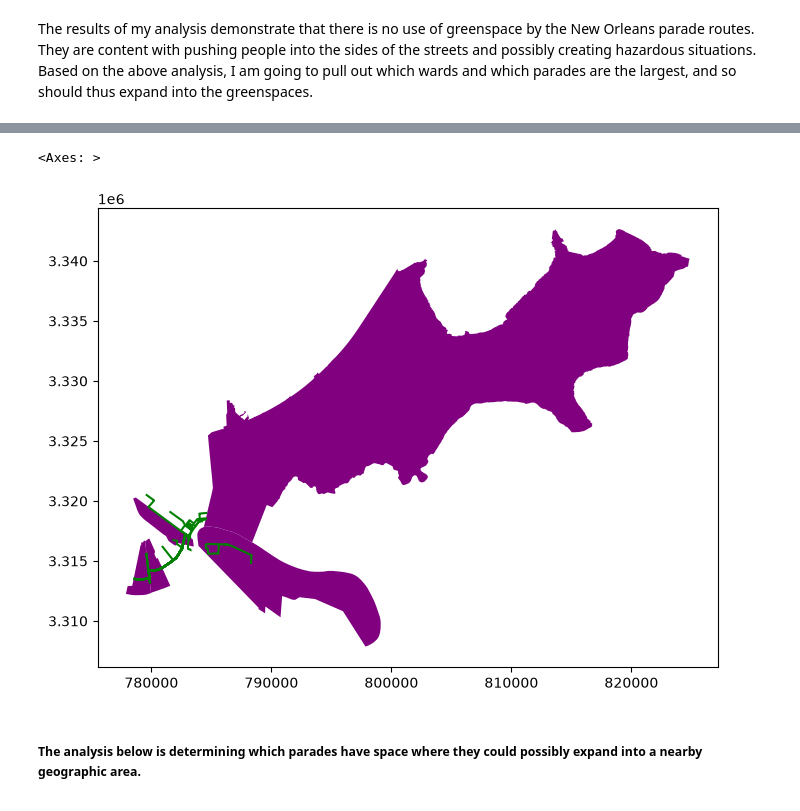
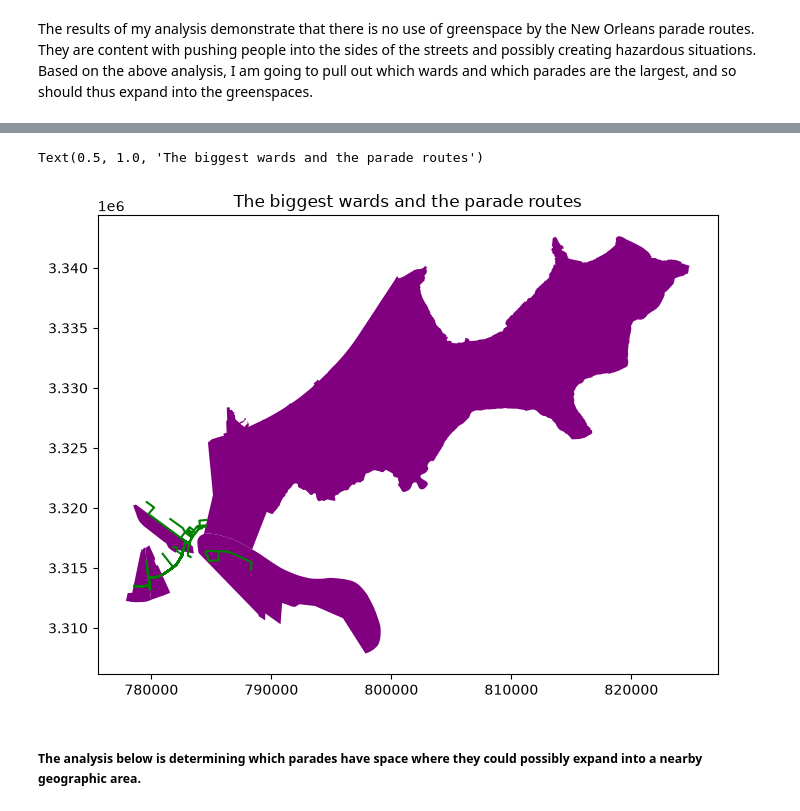
Before and after one commit to arhorton/geog592-arhorton, a Jupyter notebook: homework/week07/arhorton-hw08.ipynb, the cells around one changed output, grey strips where cells are left out. Cells and saved outputs as stored; diff of their text form; code cells hidden in the pictures.

```diff
--- a/homework/week07/arhorton-hw08.ipynb
+++ b/homework/week07/arhorton-hw08.ipynb
@@ -222,12 +232,13 @@ routes.plot(ax=ax, color = "green")
 # %%
 fig, ax = plt.subplots(figsize=(8,7))
 big_wards.plot(ax=ax, color="purple")
 routes.plot(ax=ax, color = "green")
+plt.title("The biggest wards and the parade routes")
 
 ## big ward plot
 # %% [output]
-<Axes: >
+Text(0.5, 1.0, 'The biggest wards and the parade routes')
-[figure, old version]
+[figure, new version]
 # %% [markdown]
 ##### The analysis below is determining which parades have space where they could possibly expand into a nearby geographic area.
 # %%
```
Also changed, not shown: parts of 8 cells of this notebook.
